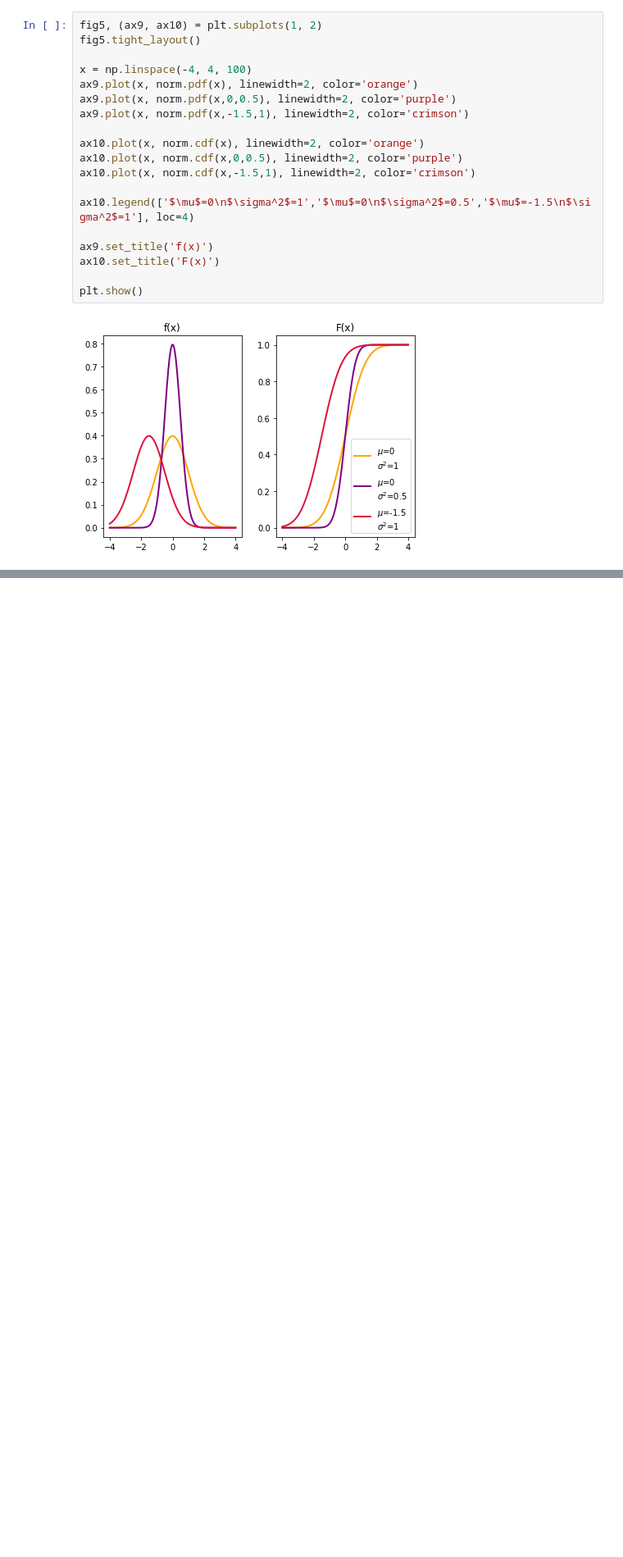
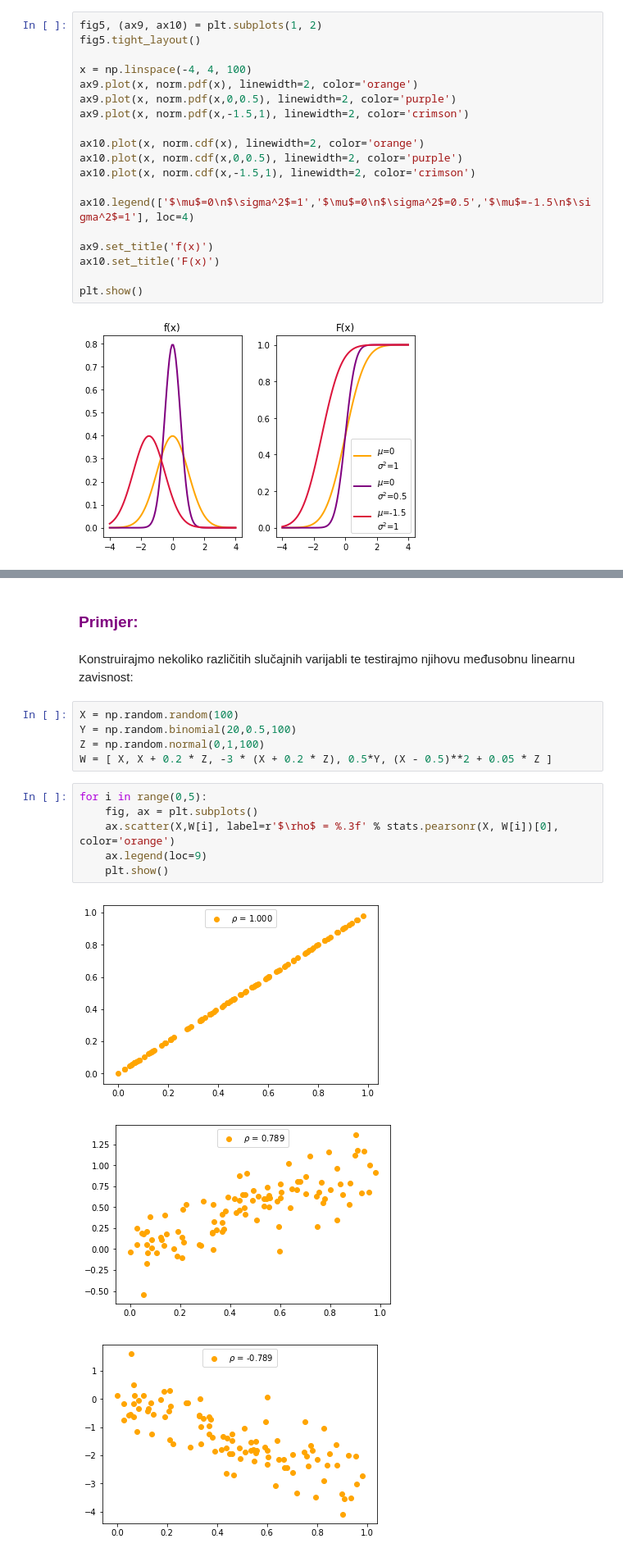
Before and after one commit to babjank/MS, a Jupyter notebook: Zadaca1.ipynb, the cells around one changed output, grey strips where cells are left out. Shown: that part at 82% size. Drawn from its saved outputs; the diff is of its cells as text; blank space fills up the shorter version.

```diff
--- a/Zadaca1.ipynb
+++ b/Zadaca1.ipynb
@@ -402,0 +427,19 @@ $$ \rho_{X,Y} = \frac{\mathrm{Cov}(X,Y)}{\sigma_X\sigma_Y}\in[-1,+1]$$
+# %% [markdown]
+### <span style="color:purple"> Primjer: </span>
+# %% [markdown]
+Konstruirajmo nekoliko različitih slučajnih varijabli te testirajmo njihovu međusobnu linearnu zavisnost:
+# %%
+X = np.random.random(100)
+Y = np.random.binomial(20,0.5,100)
+Z = np.random.normal(0,1,100)
+W = [ X, X + 0.2 * Z, -3 * (X + 0.2 * Z), 0.5*Y, (X - 0.5)**2 + 0.05 * Z ]
+# %%
+for i in range(0,5):
+    fig, ax = plt.subplots()
+    ax.scatter(X,W[i], label=r'$\rho$ = %.3f' % stats.pearsonr(X, W[i])[0], color='orange')
+    ax.legend(loc=9)
+    plt.show()
+# %% [output]
+[figure, added]
+[figure, added]
+[figure, added]
```
Also changed, not shown: parts of 15 cells of this notebook, 1 other file.
